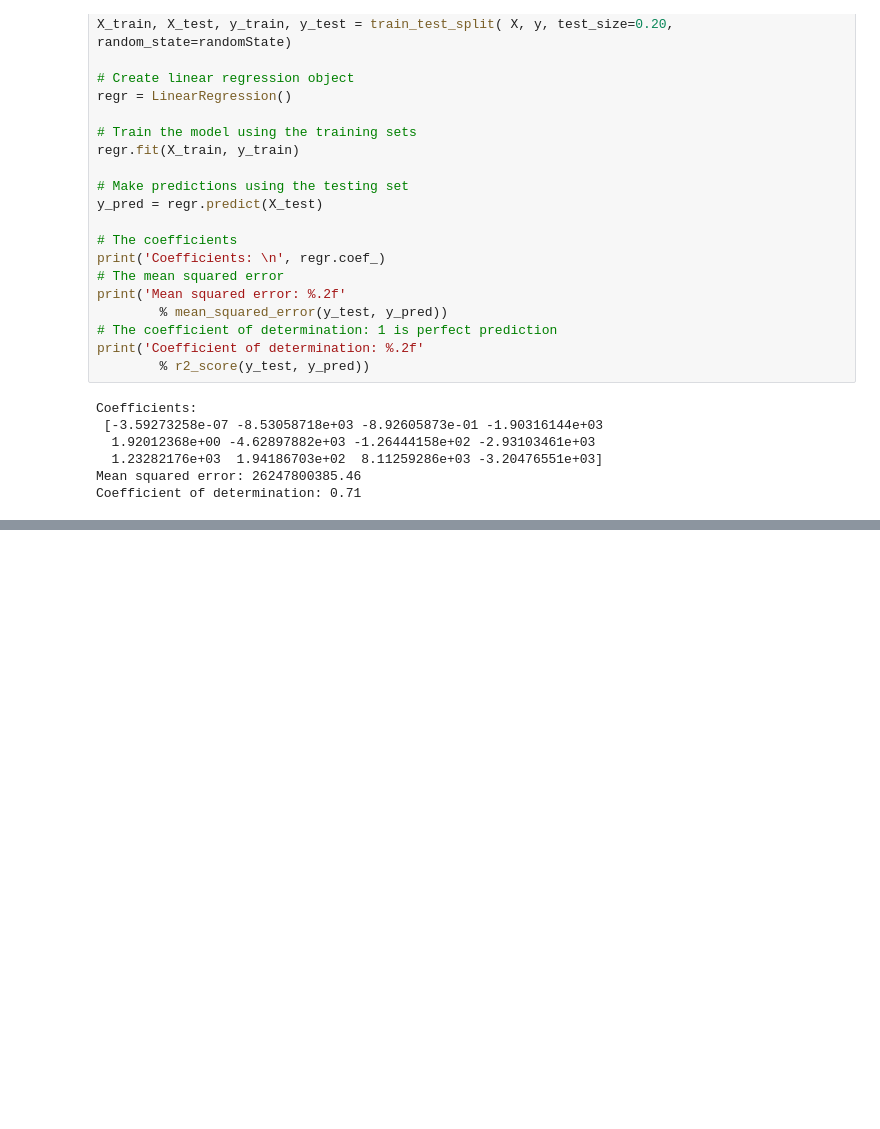
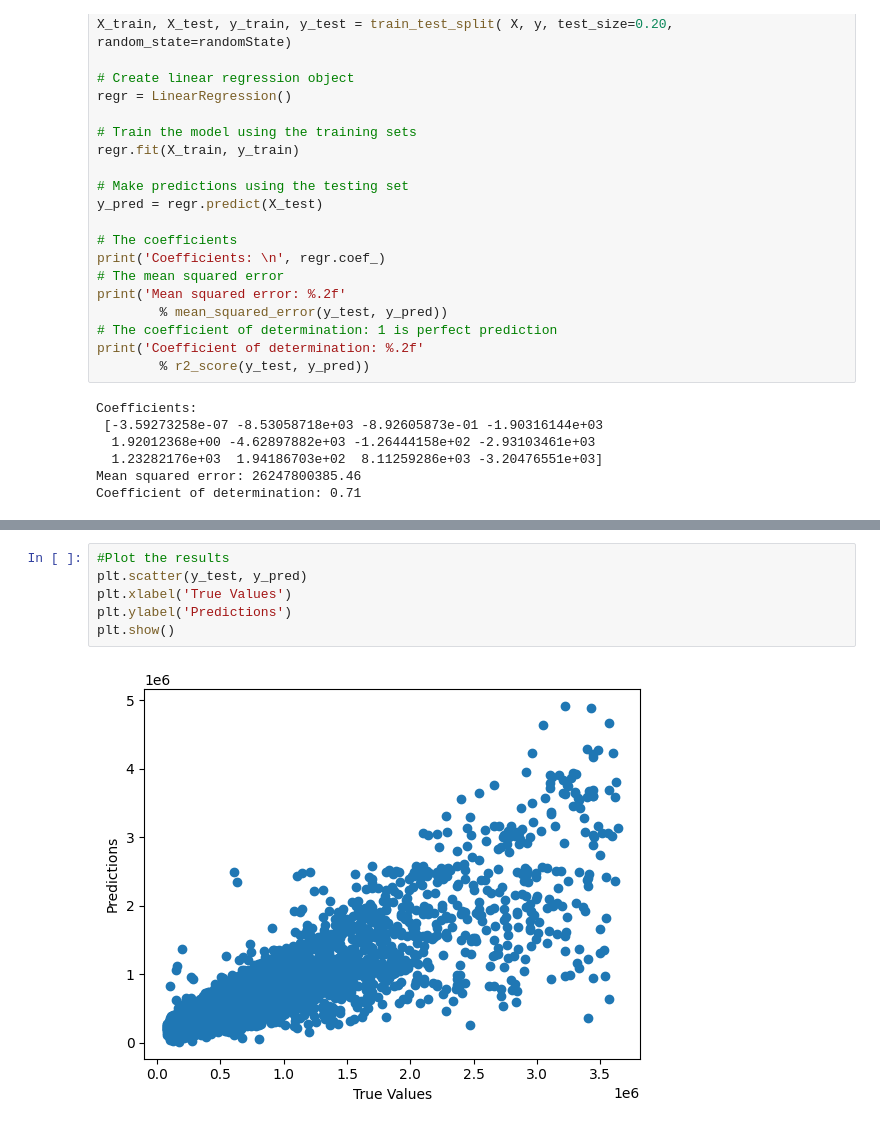
Before and after one commit to alexandreberkovic/Art-Auction-Prediction, a Jupyter notebook: XGBoost_Regression.ipynb, the cells around one changed output, grey strips where cells are left out. Saved outputs shown, nothing was run; the diff lists cells and outputs as text; blank space fills up the shorter version.

```diff
--- a/XGBoost_Regression.ipynb
+++ b/XGBoost_Regression.ipynb
@@ -485,0 +569,8 @@ X_train
+# %%
+#Plot the results
+plt.scatter(y_test, y_pred)
+plt.xlabel('True Values')
+plt.ylabel('Predictions')
+plt.show()
+# %% [output]
+[figure, added]
```
Also changed, not shown: parts of 29 cells of this notebook, 5 other files.
